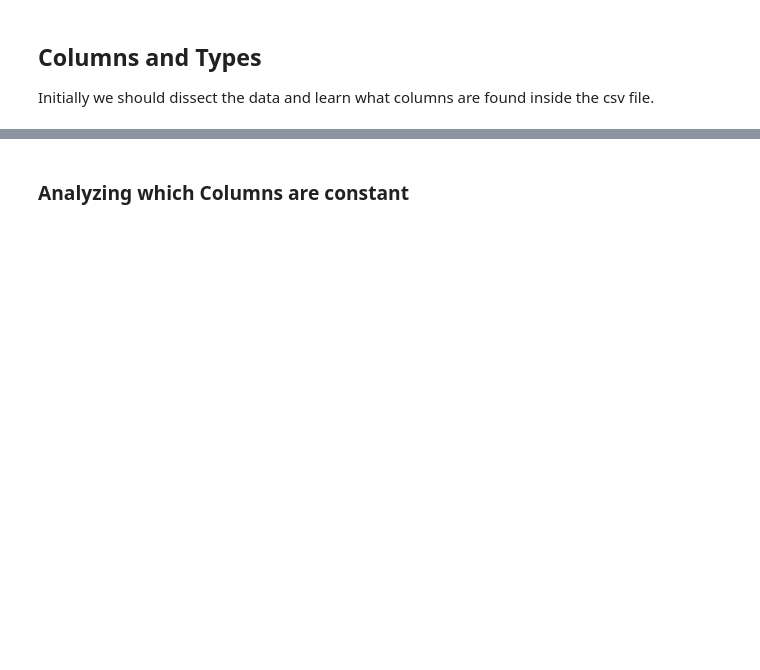
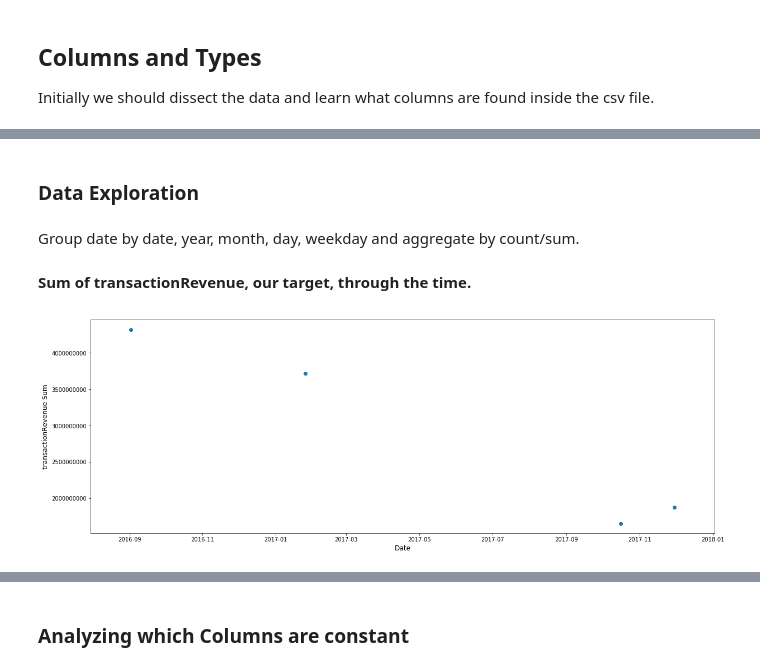
Before and after one commit to dankolesnikov/google-revenue-prediction, a Jupyter notebook: Google Revenue Prediction.ipynb, the cells around one changed output, grey strips where cells are left out. Saved outputs shown, nothing was run; the diff lists cells and outputs as text; code cells hidden in the pictures; blank space fills up the shorter version.

Commit message:
feature engineering and data exploration added

```diff
--- a/Google Revenue Prediction.ipynb
+++ b/Google Revenue Prediction.ipynb
@@ -39,10 +41,13 @@ def load_csv(data, csv_file, nrows):
         column_as_df = json_normalize(df[column])
         column_as_df.columns = ["%s.%s" % (column, subcolumn) for subcolumn in column_as_df.columns]
         df = df.drop(column, axis=1).merge(column_as_df, right_index=True, left_index=True)
+#      Convert feature type
+    df["totals.transactionRevenue"] = df["totals.transactionRevenue"].astype('float')
+
     return df
 
 # Load both the training csv and testing csv
-train_df = load_csv(data, "train_v2.csv",2000)
+train_df = load_csv(data, "train_v2.csv",10000)
 test_df = load_csv(data, "test_v2.csv", 2000)
 
 print("Loading done.")
@@ -53,0 +97,21 @@ train_df.dtypes
+# %% [markdown]
+### Data Exploration
+# %% [markdown]
+Group date by date, year, month, day, weekday and aggregate by count/sum.
+# %%
+time_agg = train_df.groupby('date')['totals.transactionRevenue'].agg(['count', 'sum'])
+year_agg = train_df.groupby('year')['totals.transactionRevenue'].agg(['sum'])
+month_agg = train_df.groupby('month')['totals.transactionRevenue'].agg(['sum'])
+day_agg = train_df.groupby('day')['totals.transactionRevenue'].agg(['sum'])
+weekday_agg = train_df.groupby('weekday')['totals.transactionRevenue'].agg(['count','sum'])
+# %% [markdown]
+**Sum of transactionRevenue, our target, through the time.**
+# %%
+plt.figure(figsize=(20,7))
+plt.ticklabel_format(axis='y', style='plain')
+plt.ylabel('transactionRevenue Sum', fontsize=12)
+plt.xlabel('Date', fontsize=12)
+plt.scatter(time_agg.index.values, time_agg['sum'])
+plt.show()
+# %% [output]
+[figure, added]
```
Also changed, not shown: parts of 31 cells of this notebook.
